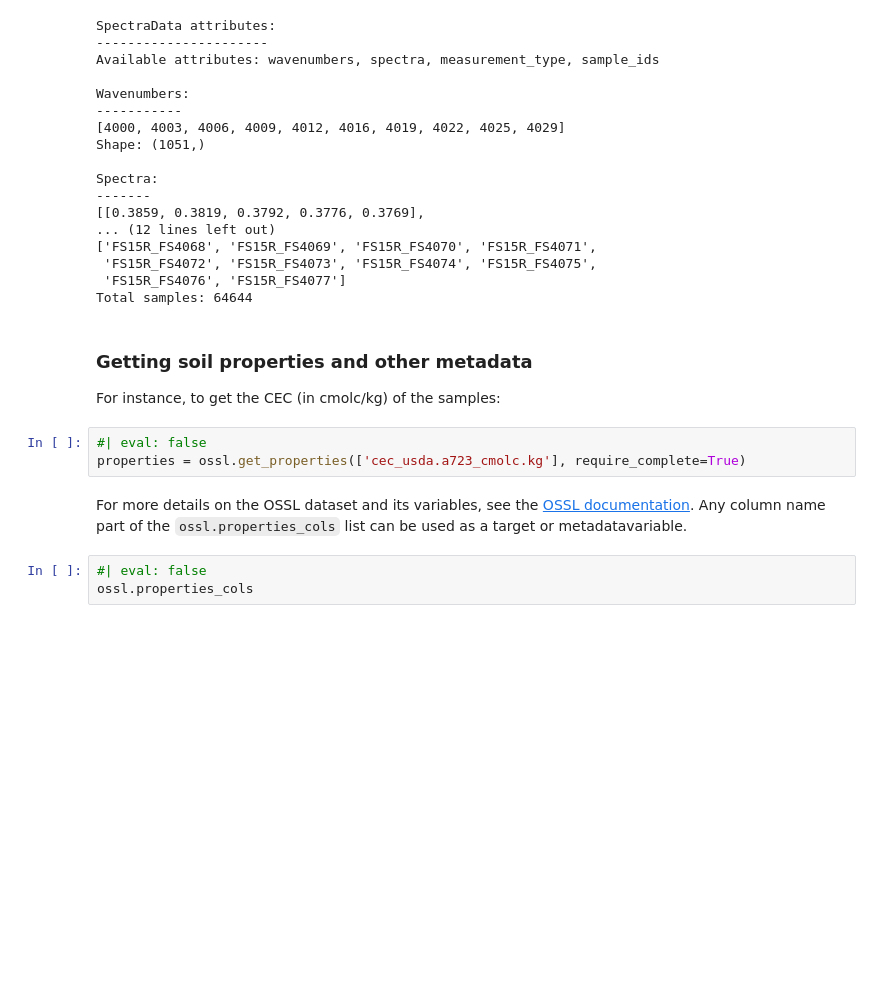
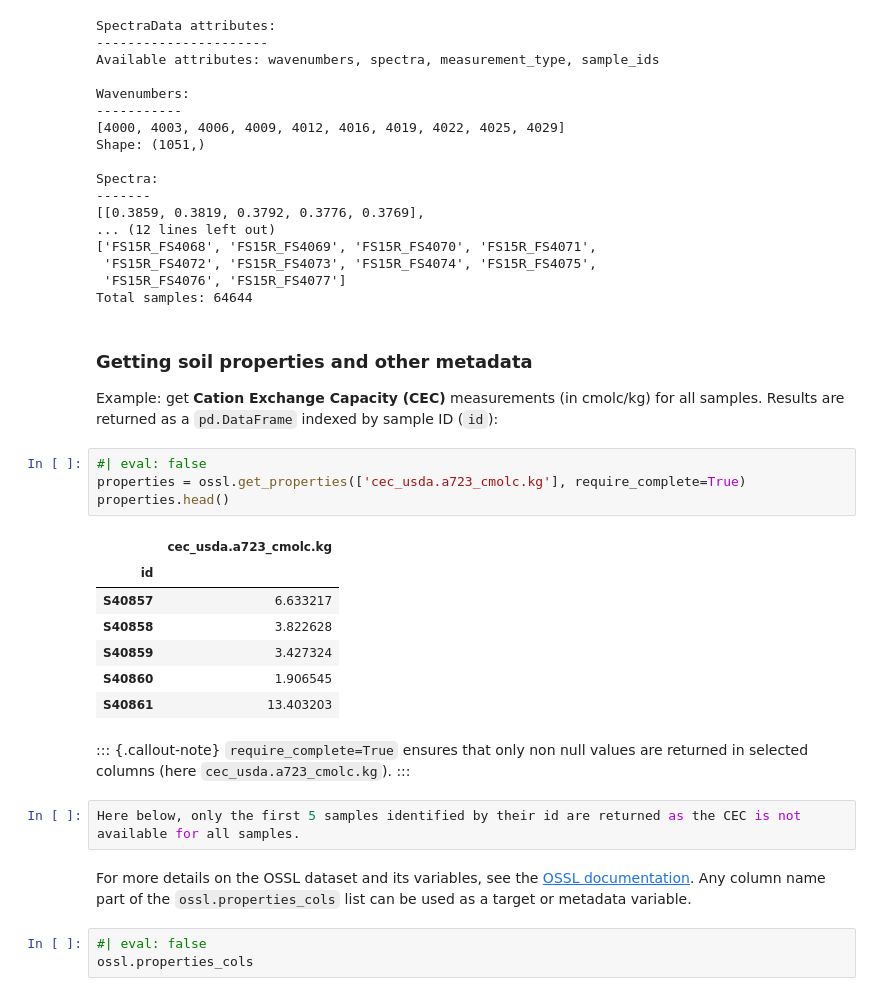
Before and after one commit to franckalbinet/soilspecdata, a Jupyter notebook: nbs/index.ipynb, the cells around one changed output. Cells and saved outputs as stored; diff of their text form; blank space fills up the shorter version.

```diff
--- a/nbs/index.ipynb
+++ b/nbs/index.ipynb
@@ -80,12 +80,27 @@ Total samples: 64644
 # %% [markdown]
 ### Getting soil properties and other metadata
 
-For instance, to get the CEC (in cmolc/kg) of the samples:
+Example: get **Cation Exchange Capacity (CEC)** measurements (in cmolc/kg) for all samples. Results are returned as a `pd.DataFrame` indexed by sample ID (`id`):
 # %%
 #| eval: false
 properties = ossl.get_properties(['cec_usda.a723_cmolc.kg'], require_complete=True)
+properties.head()
+# %% [output]
+|  | cec_usda.a723_cmolc.kg |
+| id |  |
+| S40857 | 6.633217 |
+| S40858 | 3.822628 |
+| S40859 | 3.427324 |
+| S40860 | 1.906545 |
+| S40861 | 13.403203 |
+# %% [markdown]
+::: {.callout-note}
+`require_complete=True` ensures that only non null values are returned in selected columns (here `cec_usda.a723_cmolc.kg`).
+:::
+# %%
+Here below, only the first 5 samples identified by their id are returned as the CEC is not available for all samples.
 # %% [markdown]
-For more details on the OSSL dataset and its variables, see the [OSSL documentation](https://soilspectroscopy.github.io/ossl-manual/db-desc.html). Any column name part of the `ossl.properties_cols` list can be used as a target or metadatavariable.
+For more details on the OSSL dataset and its variables, see the [OSSL documentation](https://soilspectroscopy.github.io/ossl-manual/db-desc.html). Any column name part of the `ossl.properties_cols` list can be used as a target or metadata variable.
 # %%
 #| eval: false
 ossl.properties_cols
```
Also changed, not shown: 4 other files.
